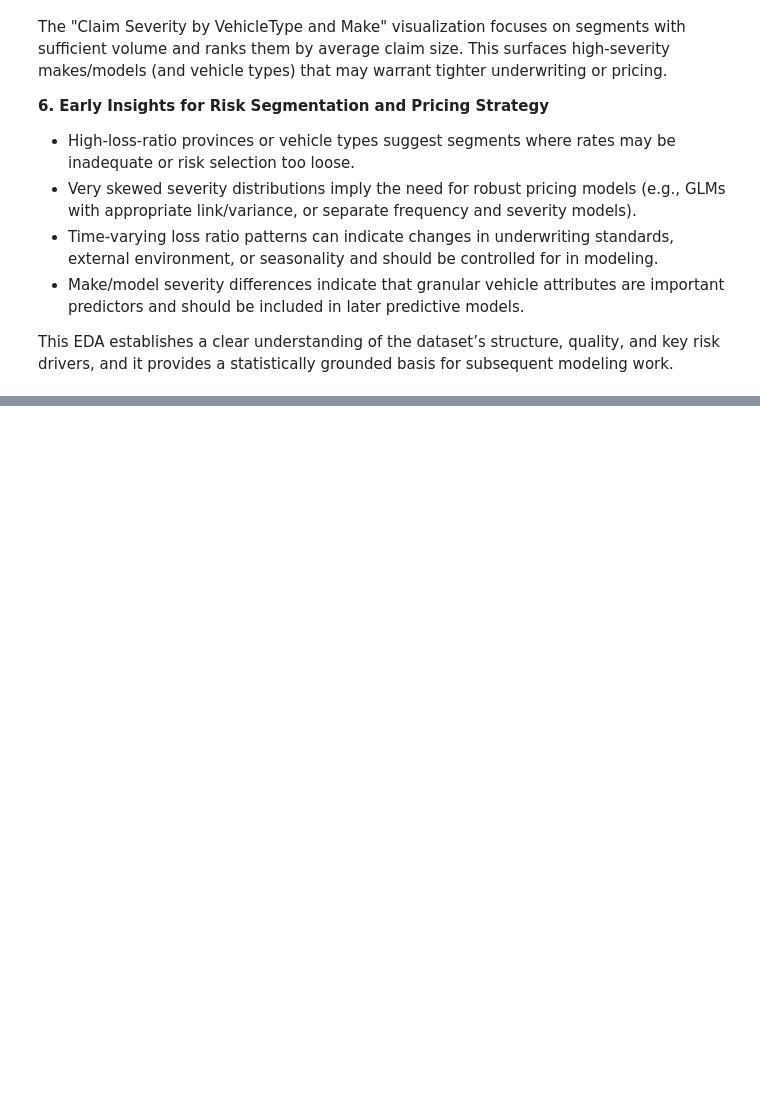
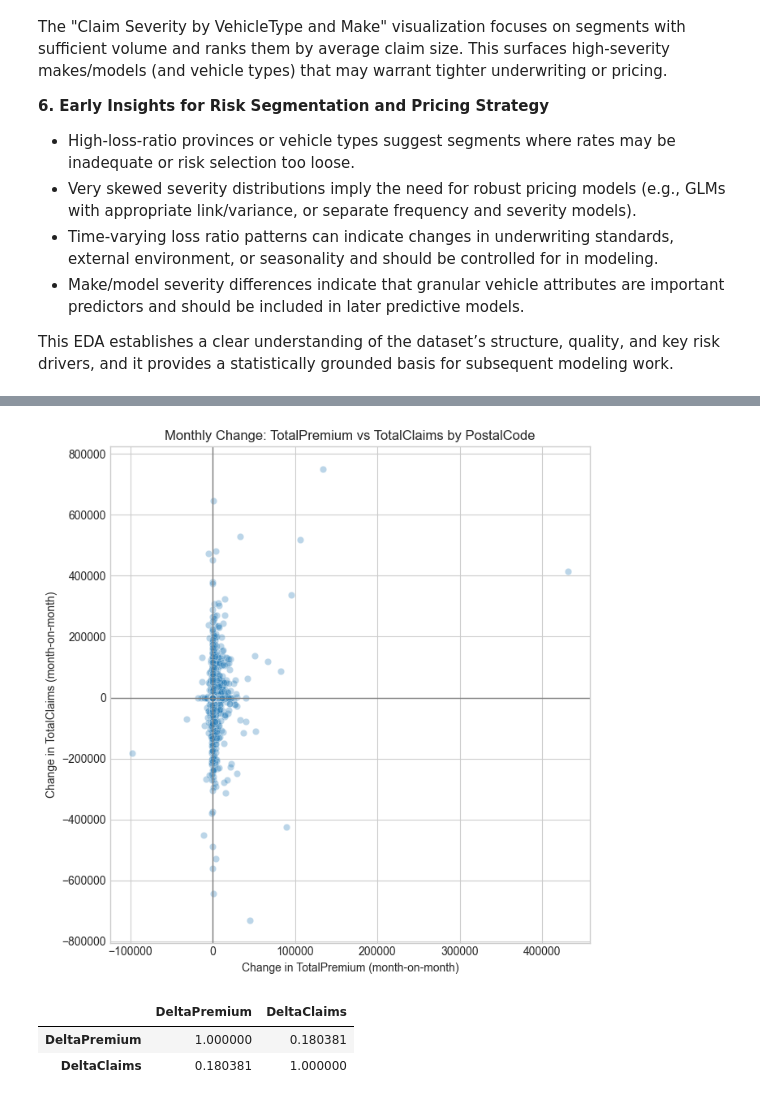
Before and after one commit to dnNatnael/End-to-End-Insurance-Risk-Analytics-Predictive-Modeling, a Jupyter notebook: notebooks/01_eda_insurance.ipynb, the cells around one changed output, grey strips where cells are left out. Cells and saved outputs as stored; diff of their text form; code cells hidden in the pictures; blank space fills up the shorter version.

```diff
--- a/notebooks/01_eda_insurance.ipynb
+++ b/notebooks/01_eda_insurance.ipynb
@@ -376,0 +418,46 @@ This EDA establishes a clear understanding of the dataset’s structure, quality
+# %%
+# Monthly changes in TotalPremium and TotalClaims by PostalCode (ZipCode)
+
+if {"Month", "PostalCode", "TotalPremium", "TotalClaims"}.issubset(df.columns):
+    zip_monthly = (
+        df.groupby(["PostalCode", "Month"])
+        .agg(
+            TotalPremium=("TotalPremium", "sum"),
+            TotalClaims=("TotalClaims", "sum"),
+        )
+        .sort_index()
+    )
+
+    # Compute month-on-month changes within each PostalCode
+    zip_changes = zip_monthly.groupby(level=0).diff().dropna()
+    zip_changes = zip_changes.rename(columns={
+        "TotalPremium": "DeltaPremium",
+        "TotalClaims": "DeltaClaims",
+    })
+
+    # Sample for plotting to avoid overplotting
+    sample = zip_changes.sample(min(20000, len(zip_changes)), random_state=42)
+
+    plt.figure(figsize=(7, 7))
+    sns.scatterplot(
+        data=sample,
+        x="DeltaPremium",
+        y="DeltaClaims",
+        alpha=0.3,
+    )
+    plt.axhline(0, color="grey", linewidth=1)
+    plt.axvline(0, color="grey", linewidth=1)
+    plt.title("Monthly Change: TotalPremium vs TotalClaims by PostalCode")
+    plt.xlabel("Change in TotalPremium (month-on-month)")
+    plt.ylabel("Change in TotalClaims (month-on-month)")
+    plt.tight_layout()
+    plt.show()
+
+    # Correlation between changes
+    corr_changes = sample[["DeltaPremium", "DeltaClaims"]].corr()
+    display(corr_changes)
+# %% [output]
+[figure, added]
+|  | DeltaPremium | DeltaClaims |
+| DeltaPremium | 1.000000 | 0.180381 |
+| DeltaClaims | 0.180381 | 1.000000 |
```
Also changed, not shown: parts of 3 cells of this notebook.
